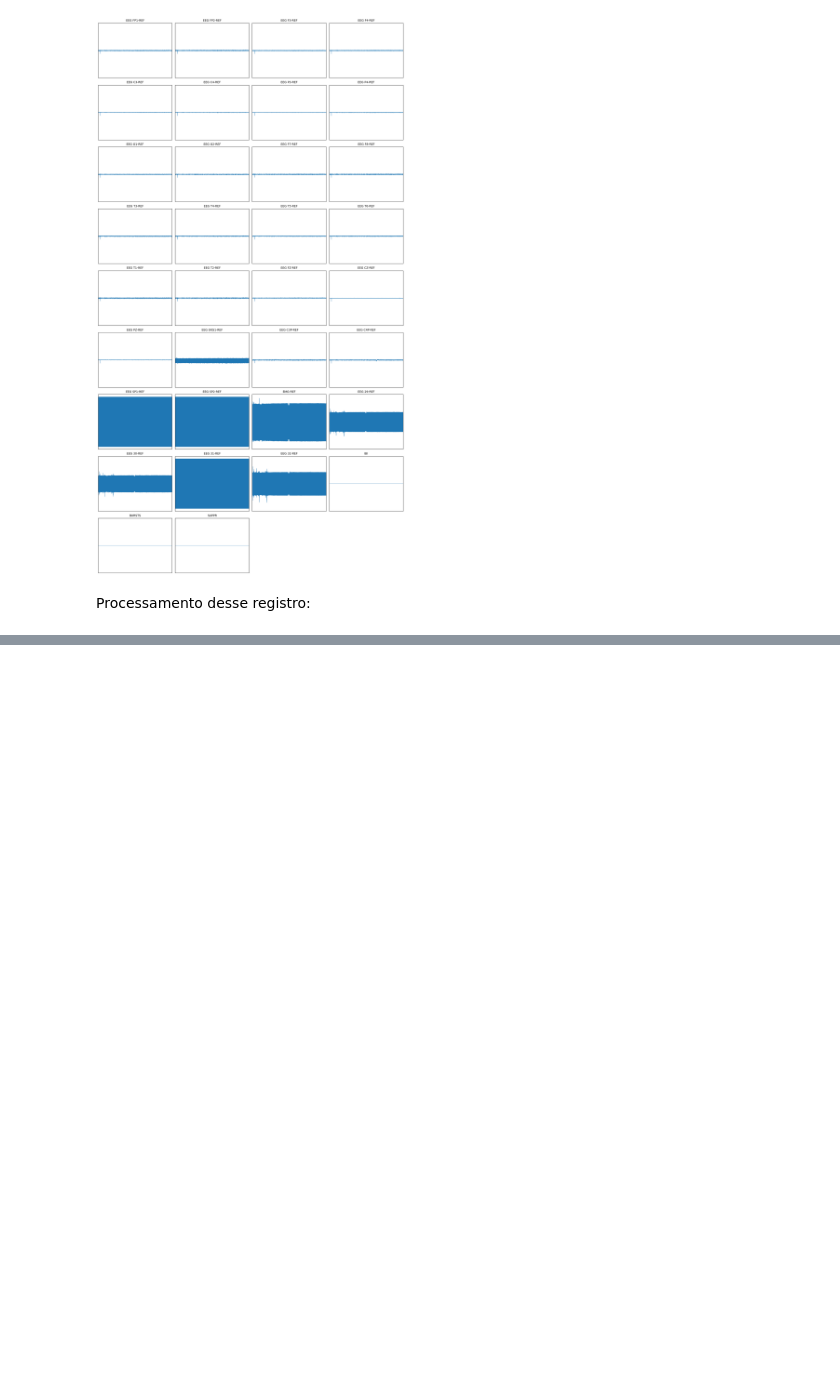
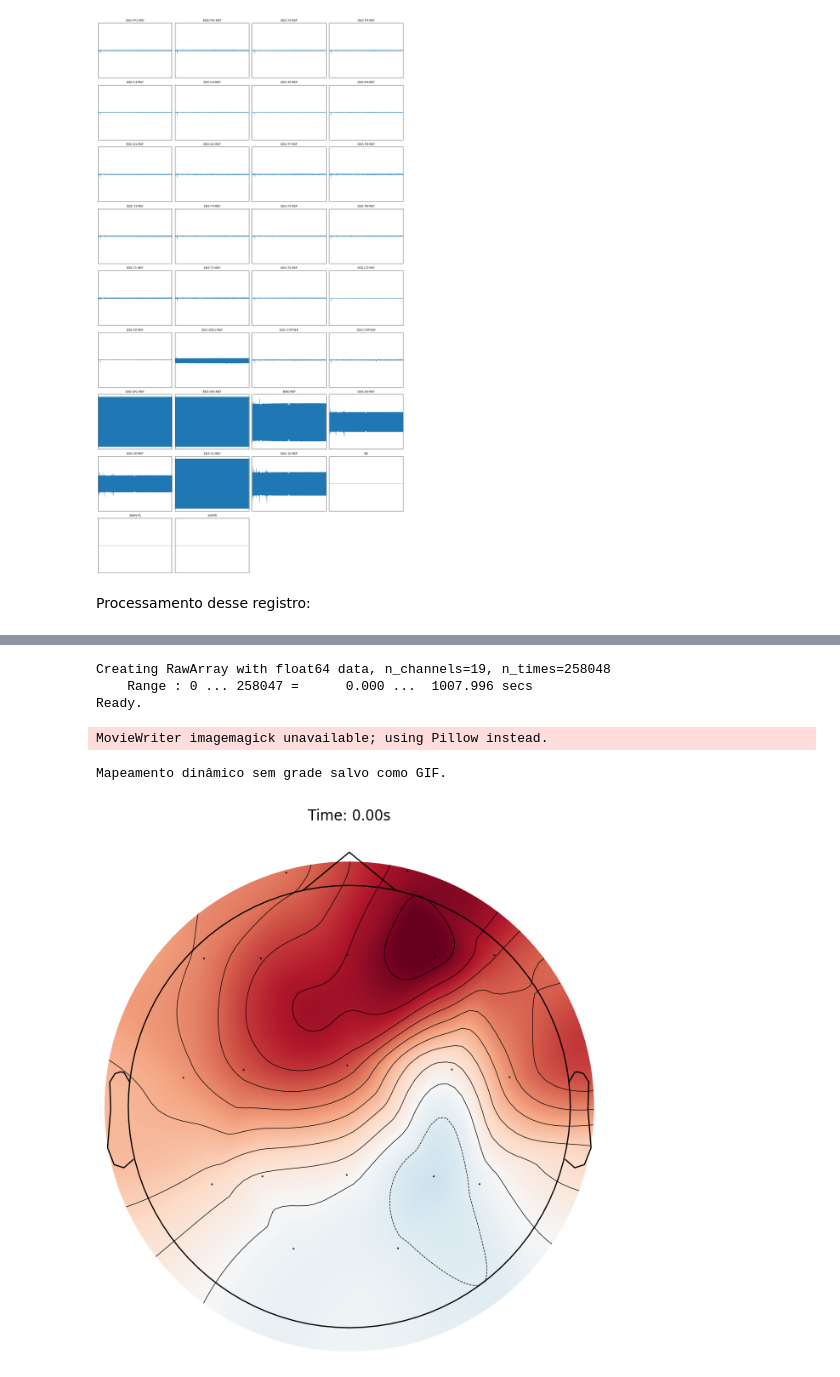
Before and after one commit to labneoc/generativediffusion, a Jupyter notebook: preprocessing.ipynb, the cells around one changed output, grey strips where cells are left out. Cells and saved outputs as stored; diff of their text form; code cells hidden in the pictures; blank space fills up the shorter version.

```diff
--- a/preprocessing.ipynb
+++ b/preprocessing.ipynb
@@ -329,0 +361,66 @@ plt.show()
+# %%
+# Localizações padrão dos canais (10-20)
+montage = mne.channels.make_standard_montage('standard_1020')
+
+# Mapear os nomes dos canais para o padrão 10-20
+channel_mapping = {
+    'EEG_FP1-REF': 'Fp1', 'EEG_FP2-REF': 'Fp2', 'EEG_F7-REF': 'F7', 'EEG_F3-REF': 'F3',
+    'EEG_FZ-REF': 'Fz', 'EEG_F4-REF': 'F4', 'EEG_F8-REF': 'F8', 'EEG_T3-REF': 'T3',
+    'EEG_C3-REF': 'C3', 'EEG_CZ-REF': 'Cz', 'EEG_C4-REF': 'C4', 'EEG_T4-REF': 'T4',
+    'EEG_T5-REF': 'T5', 'EEG_P3-REF': 'P3', 'EEG_PZ-REF': 'Pz', 'EEG_P4-REF': 'P4',
+    'EEG_T6-REF': 'T6', 'EEG_O1-REF': 'O1', 'EEG_O2-REF': 'O2'
+}
+
+# Carregar dados processados
+channel_files = [f for f in os.listdir(output_dir) if f.endswith('.npy')]
+channel_names = [f.replace('.npy', '') for f in channel_files]
+
+# Filtrar apenas os canais mapeáveis
+valid_channels = [ch for ch in channel_names if ch in channel_mapping]
+data = []
+for ch in valid_channels:
+    signal = np.load(os.path.join(output_dir, f"{ch}.npy"))
+    data.append(signal)
+data = np.array(data)  # [n_canais x n_amostras]
+
+# Criar objeto RawArray com os dados carregados
+mapped_channel_names = [channel_mapping[ch] for ch in valid_channels]
+info = mne.create_info(ch_names=mapped_channel_names, sfreq=sfreq, ch_types='eeg')
+raw = mne.io.RawArray(data, info)
+
+# Aplicar montagem padrão (10-20)
+raw.set_montage(montage)
+
+# Gerar animação manualmente
+times = np.linspace(0, raw.times[-1], 200)  # 50 frames ao longo do tempo
+
+# Criar a figura para a animação
+fig, ax = plt.subplots(figsize=(8, 8))  # Ajustar o tamanho do gráfico
+
+# Função para atualizar os frames
+def update_topomap(frame_idx):
+    ax.clear()
+    time_point = times[frame_idx]
+    data_point = raw.get_data(tmin=time_point, tmax=time_point + 1/raw.info['sfreq'])[..., 0]
+    mne.viz.plot_topomap(
+        data_point,
+        raw.info,
+        axes=ax,
+        show=False,
+        cmap="RdBu_r",  # Colormap adequado
+        contours=10,  # Número de contornos no mapa
+        sphere=None  # Sem grade de EEG
+    )
+    ax.set_title(f"Time: {time_point:.2f}s", fontsize=12)
+
+# Criar a animação
+ani = FuncAnimation(fig, update_topomap, frames=len(times), interval=100)
+ani.save('/Users/analuiza/Documents/codes/templedata/mapeamento_dinamico.gif', writer='imagemagick')
+print("Mapeamento dinâmico sem grade salvo como GIF.")
+# %% [output]
+Creating RawArray with float64 data, n_channels=19, n_times=258048
+    Range : 0 ... 258047 =      0.000 ...  1007.996 secs
+Ready.
+MovieWriter imagemagick unavailable; using Pillow instead.
+Mapeamento dinâmico sem grade salvo como GIF.
+[figure, added]
```
Also changed, not shown: parts of 10 cells of this notebook, 37 other files.
